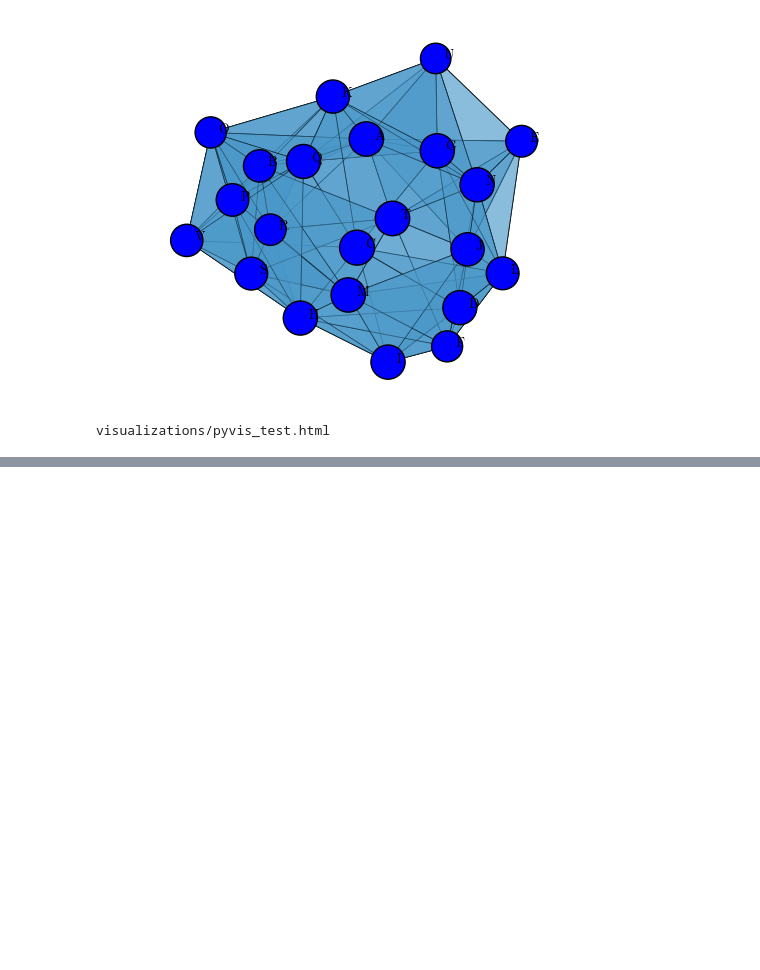
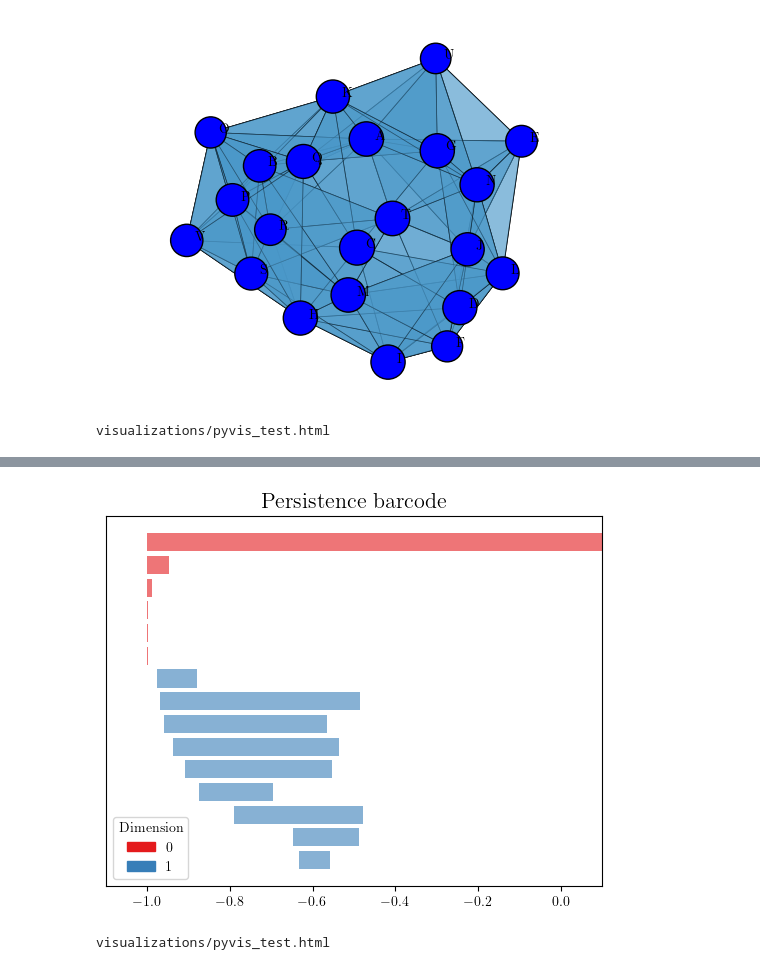
Before and after one commit to LuisScoccola/shapediscover, a Jupyter notebook: examples/examples_convenience_functions.ipynb, the cells around one changed output, grey strips where cells are left out. Saved outputs shown, nothing was run; the diff lists cells and outputs as text; code cells hidden in the pictures; blank space fills up the shorter version.

```diff
--- a/examples/examples_convenience_functions.ipynb
+++ b/examples/examples_convenience_functions.ipynb
@@ -44,0 +71,18 @@ visualizations/pyvis_test.html
+# %%
+persistence_diagram = FuzzyCoverPersistence(
+    max_dimension=1, log_rescaling=False
+).fit_transform(fuzzy_cover)
+gudhi.plot_persistence_barcode(persistence_diagram)
+plt.show()
+# %% [output]
+[figure, added]
+# %%
+plot_nerve(
+    fuzzy_cover,
+    threshold=0.8,
+    interactive=True,
+    max_vertex_size=0.8,
+    labels=y,
+)
+# %% [output]
+visualizations/pyvis_test.html
```
Also changed, not shown: parts of 5 cells of this notebook.
